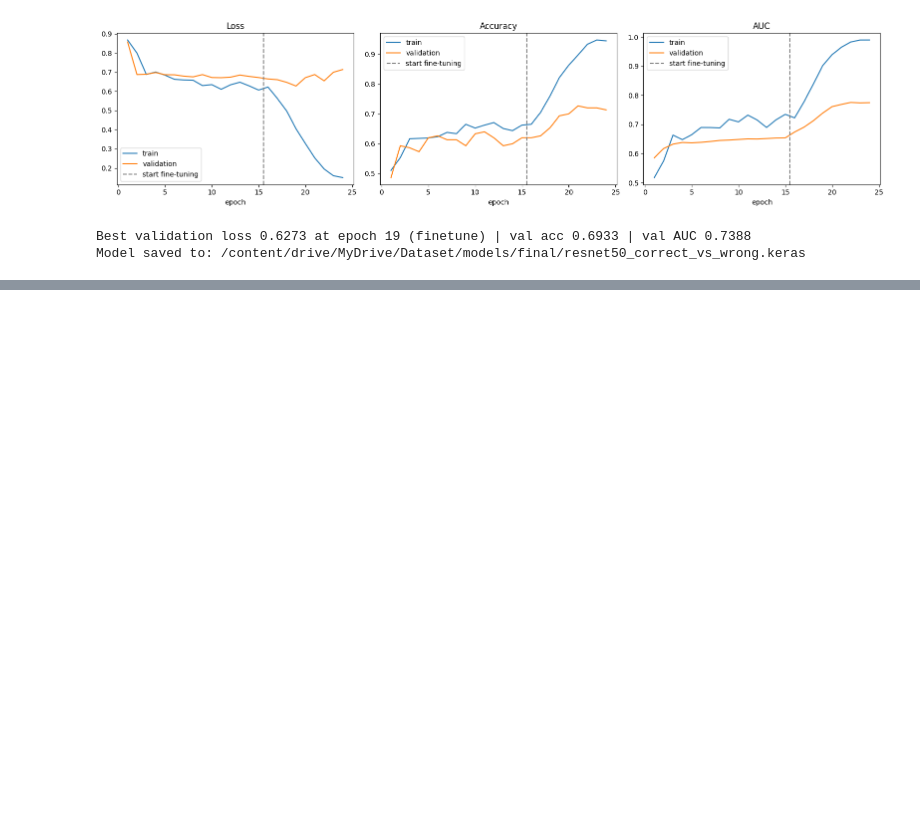
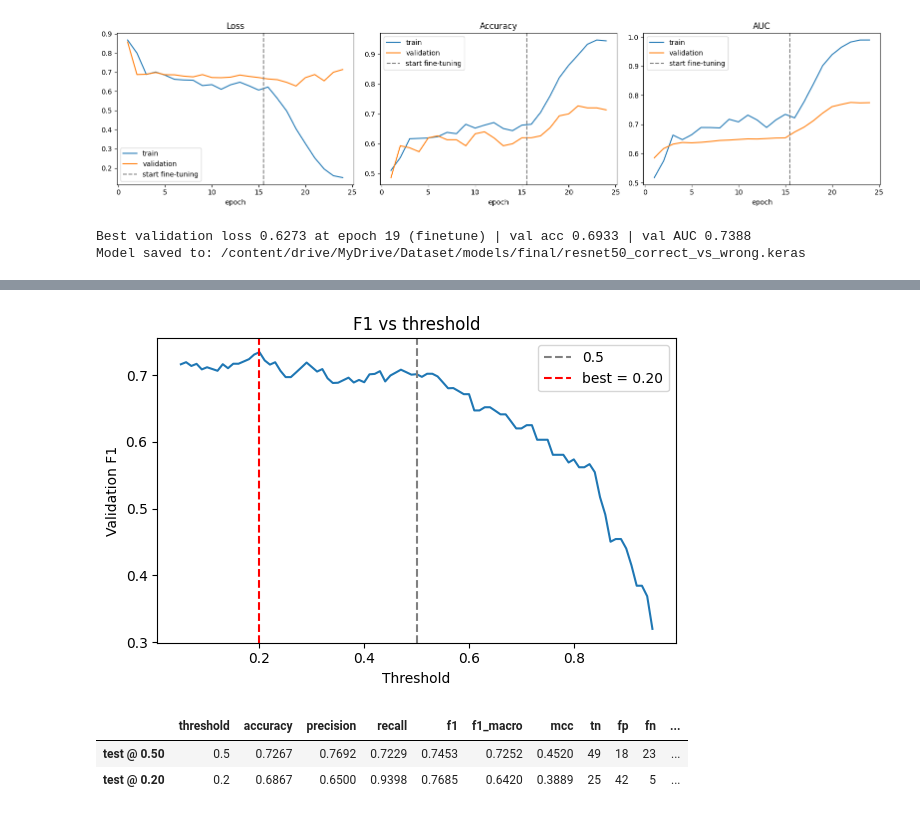
Before and after one commit to Janith303/Sinhala-and-Maths-Model-training-, a Jupyter notebook: notebooks/ResNet50.ipynb, the cells around one changed output, grey strips where cells are left out. Cells and saved outputs as stored; diff of their text form; code cells hidden in the pictures; blank space fills up the shorter version.

```diff
--- a/notebooks/ResNet50.ipynb
+++ b/notebooks/ResNet50.ipynb
@@ -496,0 +632,25 @@ Model saved to: /content/drive/MyDrive/Dataset/models/final/resnet50_correct_vs_
+# %%
+y_val, p_val = raw["val"]
+thresholds = np.linspace(0.05, 0.95, 91)
+val_f1 = np.array([f1_score(y_val, (p_val >= t).astype(int), zero_division=0) for t in thresholds])
+best_thr = float(thresholds[int(np.argmax(val_f1))])
+
+plt.figure(figsize=(6, 4))
+plt.plot(thresholds, val_f1)
+plt.axvline(0.5, color="gray", linestyle="--", label="0.5")
+plt.axvline(best_thr, color="red", linestyle="--", label=f"best = {best_thr:.2f}")
+plt.xlabel("Threshold"); plt.ylabel("Validation F1"); plt.title("F1 vs threshold"); plt.legend()
+plt.tight_layout()
+plt.savefig(PLOTS_DIR / "resnet50_f1_vs_threshold.png", dpi=150)
+plt.show()
+
+test_best = compute_metrics(y_true, probs, thr=best_thr)
+cmp_cols = ["threshold", "accuracy", "precision", "recall", "f1", "f1_macro", "mcc", "tn", "fp", "fn", "tp"]
+cmp_df = pd.DataFrame({"test @ 0.50": results["test"], f"test @ {best_thr:.2f}": test_best}).T[cmp_cols]
+cmp_df[["tn", "fp", "fn", "tp"]] = cmp_df[["tn", "fp", "fn", "tp"]].astype(int)
+display(cmp_df.round(4))
+# %% [output]
+[figure, added]
+|  | threshold | accuracy | precision | recall | f1 | f1_macro | mcc | tn | fp | fn | ... |
+| test @ 0.50 | 0.5 | 0.7267 | 0.7692 | 0.7229 | 0.7453 | 0.7252 | 0.4520 | 49 | 18 | 23 | ... |
+| test @ 0.20 | 0.2 | 0.6867 | 0.6500 | 0.9398 | 0.7685 | 0.6420 | 0.3889 | 25 | 42 | 5 | ... |
```
Also changed, not shown: parts of 8 cells of this notebook.
